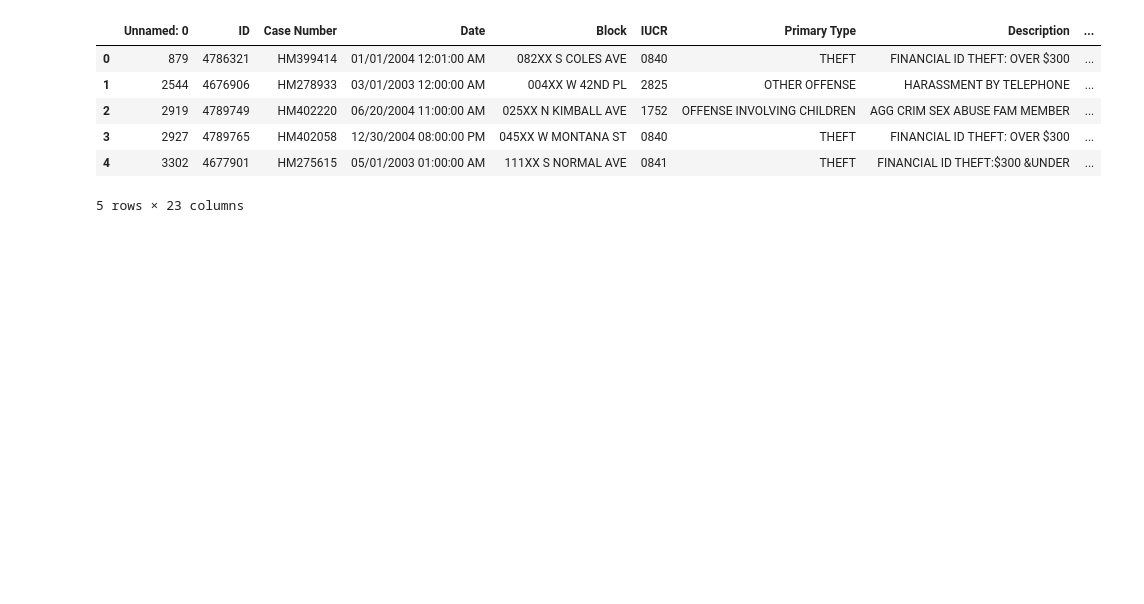
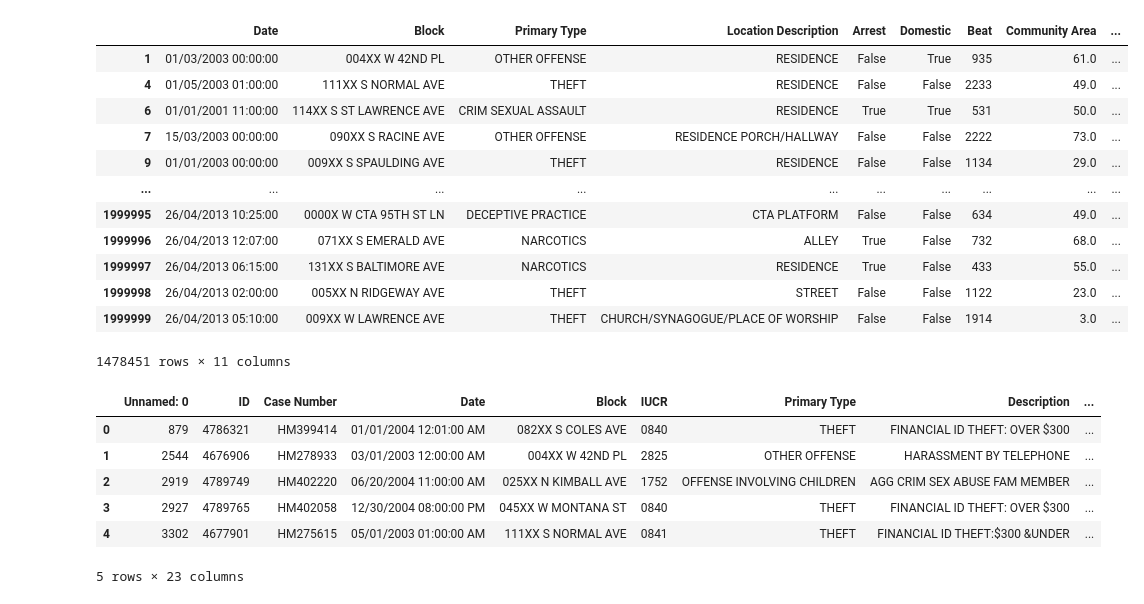
Before and after one commit to Mintra99/chicago-crime-hadoop, a Jupyter notebook: test.ipynb, the cells around one changed output. Drawn from its saved outputs; the diff is of its cells as text; code cells hidden in the pictures; blank space fills up the shorter version.

```diff
--- a/test.ipynb
+++ b/test.ipynb
@@ -11,0 +41,19 @@ df = pd.read_csv("data/Chicago_Crimes_2001_to_2004.csv", delimiter=',', nrows =
+# %%
+result = result.dropna()
+from datetime import *
+result['Date'] = pd.to_datetime(result['Date'], format='%m/%d/%Y %I:%M:%S %p').dt.strftime('%d/%m/%Y %H:%M:%S')
+result
+# %% [output]
+|  | Date | Block | Primary Type | Location Description | Arrest | Domestic | Beat | Community Area | ... |
+| 1 | 01/03/2003 00:00:00 | 004XX W 42ND PL | OTHER OFFENSE | RESIDENCE | False | True | 935 | 61.0 | ... |
+| 4 | 01/05/2003 01:00:00 | 111XX S NORMAL AVE | THEFT | RESIDENCE | False | False | 2233 | 49.0 | ... |
+| 6 | 01/01/2001 11:00:00 | 114XX S ST LAWRENCE AVE | CRIM SEXUAL ASSAULT | RESIDENCE | True | True | 531 | 50.0 | ... |
+| 7 | 15/03/2003 00:00:00 | 090XX S RACINE AVE | OTHER OFFENSE | RESIDENCE PORCH/HALLWAY | False | False | 2222 | 73.0 | ... |
+| 9 | 01/01/2003 00:00:00 | 009XX S SPAULDING AVE | THEFT | RESIDENCE | False | False | 1134 | 29.0 | ... |
+| ... | ... | ... | ... | ... | ... | ... | ... | ... | ... |
+| 1999995 | 26/04/2013 10:25:00 | 0000X W CTA 95TH ST LN | DECEPTIVE PRACTICE | CTA PLATFORM | False | False | 634 | 49.0 | ... |
+| 1999996 | 26/04/2013 12:07:00 | 071XX S EMERALD AVE | NARCOTICS | ALLEY | True | False | 732 | 68.0 | ... |
+| 1999997 | 26/04/2013 06:15:00 | 131XX S BALTIMORE AVE | NARCOTICS | RESIDENCE | True | False | 433 | 55.0 | ... |
+| 1999998 | 26/04/2013 02:00:00 | 005XX N RIDGEWAY AVE | THEFT | STREET | False | False | 1122 | 23.0 | ... |
+| 1999999 | 26/04/2013 05:10:00 | 009XX W LAWRENCE AVE | THEFT | CHURCH/SYNAGOGUE/PLACE OF WORSHIP | False | False | 1914 | 3.0 | ... |
+1478451 rows × 11 columns
```
Also changed, not shown: parts of 24 cells of this notebook, 4 other files.
